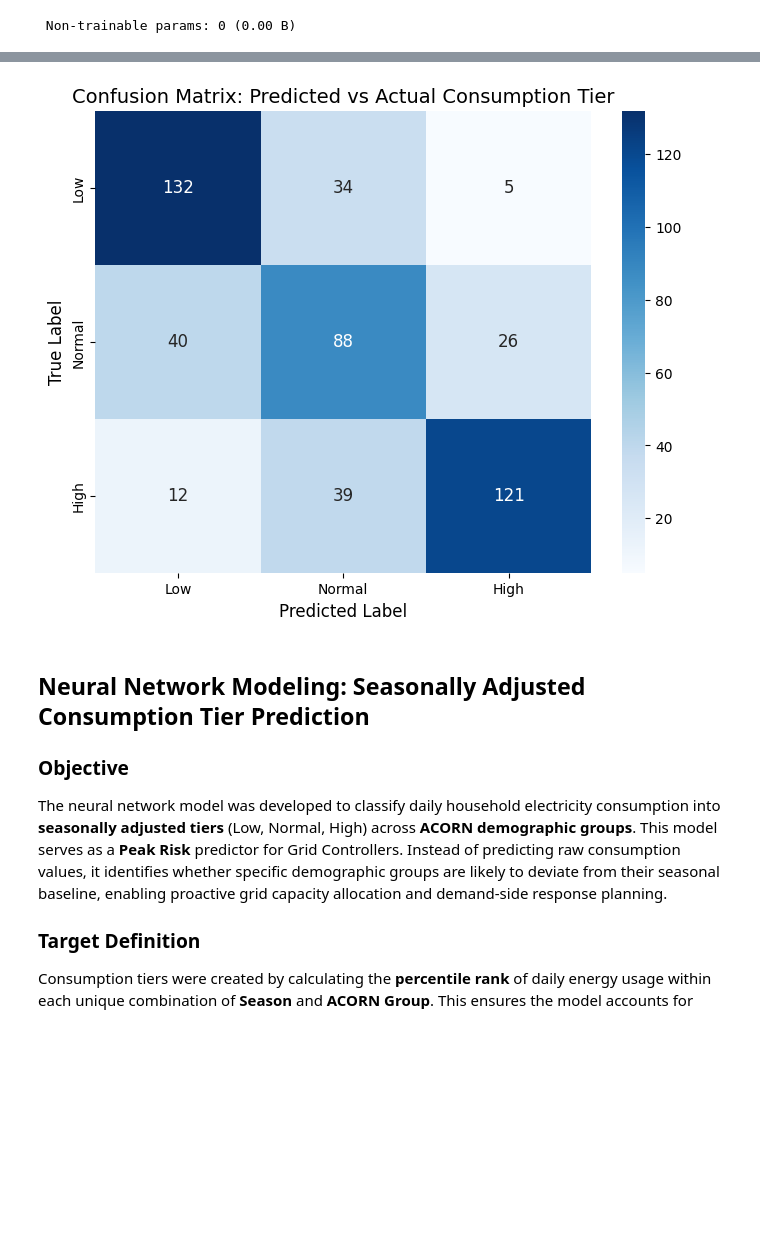
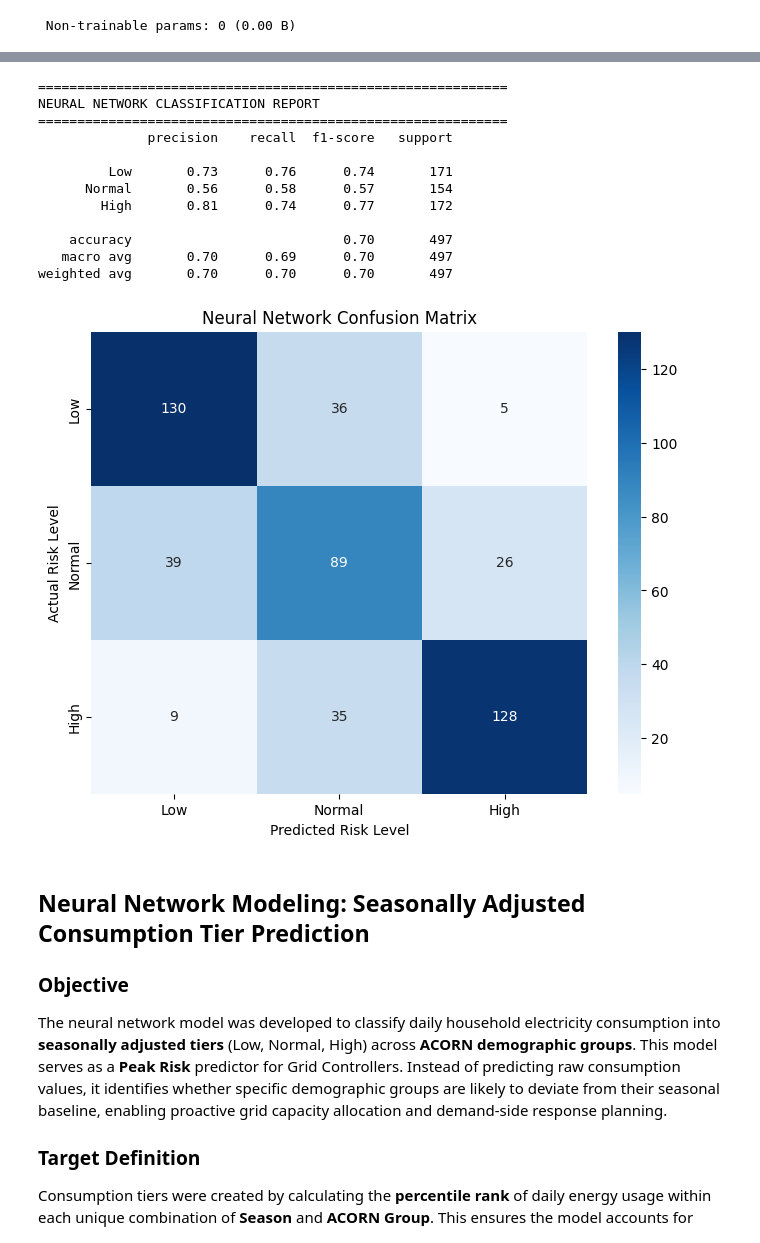
Before and after one commit to MaximeBoulat/TeamProject-530, a Jupyter notebook: Notebooks/Smart_meters_in_London.ipynb, the cells around one changed output, grey strips where cells are left out. Saved outputs shown, nothing was run; the diff lists cells and outputs as text; code cells hidden in the pictures; blank space fills up the shorter version.

```diff
--- a/Notebooks/Smart_meters_in_London.ipynb
+++ b/Notebooks/Smart_meters_in_London.ipynb
@@ -1760,31 +1760,40 @@ plt.show()
-# %%
-# STEP NN-10: Confusion Matrix Heatmap
-from sklearn.metrics import confusion_matrix
-
-# Compute confusion matrix
-cm = confusion_matrix(y_test, y_pred)
-
-# Define labels (matches the order 0, 1, 2)
-labels = ["Low", "Normal", "High"]
-
-# Plot Heatmap
-plt.figure(figsize=(8, 6))
-sns.heatmap(
-    cm,
-    annot=True,
-    fmt='d',
-    cmap='Blues',
-    xticklabels=labels,
-    yticklabels=labels,
-    annot_kws={"size": 12}
-)
-
-plt.title('Confusion Matrix: Predicted vs Actual Consumption Tier', fontsize=14)
-plt.xlabel('Predicted Label', fontsize=12)
-plt.ylabel('True Label', fontsize=12)
-plt.show()
-# %% [output]
-[figure, removed]
+# %%
+# STEP NN-10: Detailed Classification Metrics (Max's Request)
+from sklearn.metrics import classification_report, confusion_matrix
+import seaborn as sns
+
+# 1. Print the detailed Classification Report
+print("="*60)
+print("NEURAL NETWORK CLASSIFICATION REPORT")
+print("="*60)
+# We use the 'y_pred' variable you created in Step NN-8
+print(classification_report(y_test, y_pred, target_names=['Low', 'Normal', 'High']))
+
+# 2. Plot the Confusion Matrix
+cm = confusion_matrix(y_test, y_pred)
+
+plt.figure(figsize=(8, 6))
+sns.heatmap(cm, annot=True, fmt='d', cmap='Blues',
+            xticklabels=['Low', 'Normal', 'High'],
+            yticklabels=['Low', 'Normal', 'High'])
+plt.title('Neural Network Confusion Matrix')
+plt.ylabel('Actual Risk Level')
+plt.xlabel('Predicted Risk Level')
+plt.show()
+# %% [output]
+============================================================
+NEURAL NETWORK CLASSIFICATION REPORT
+============================================================
+              precision    recall  f1-score   support
+
+         Low       0.73      0.76      0.74       171
+      Normal       0.56      0.58      0.57       154
+        High       0.81      0.74      0.77       172
+
+    accuracy                           0.70       497
+   macro avg       0.70      0.69      0.70       497
+weighted avg       0.70      0.70      0.70       497
+[figure, added]
 # %% [markdown]
 ## Neural Network Modeling: Seasonally Adjusted Consumption Tier Prediction
 
```
Also changed, not shown: parts of 9 cells of this notebook.
